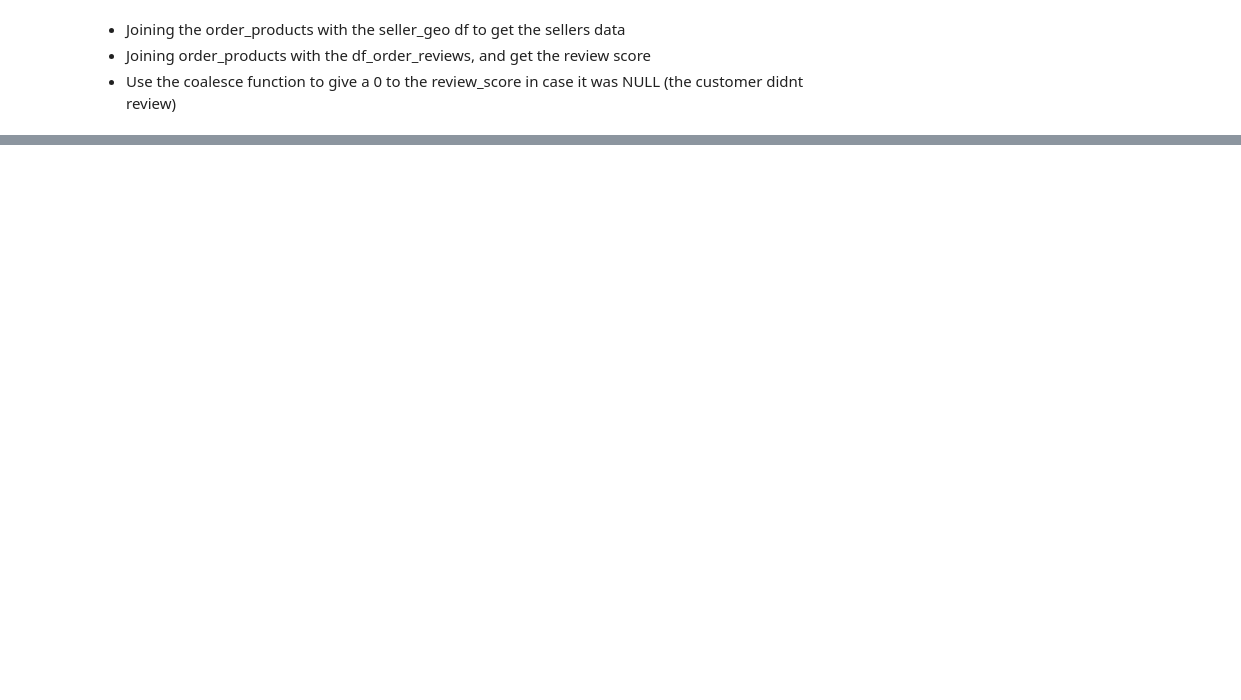
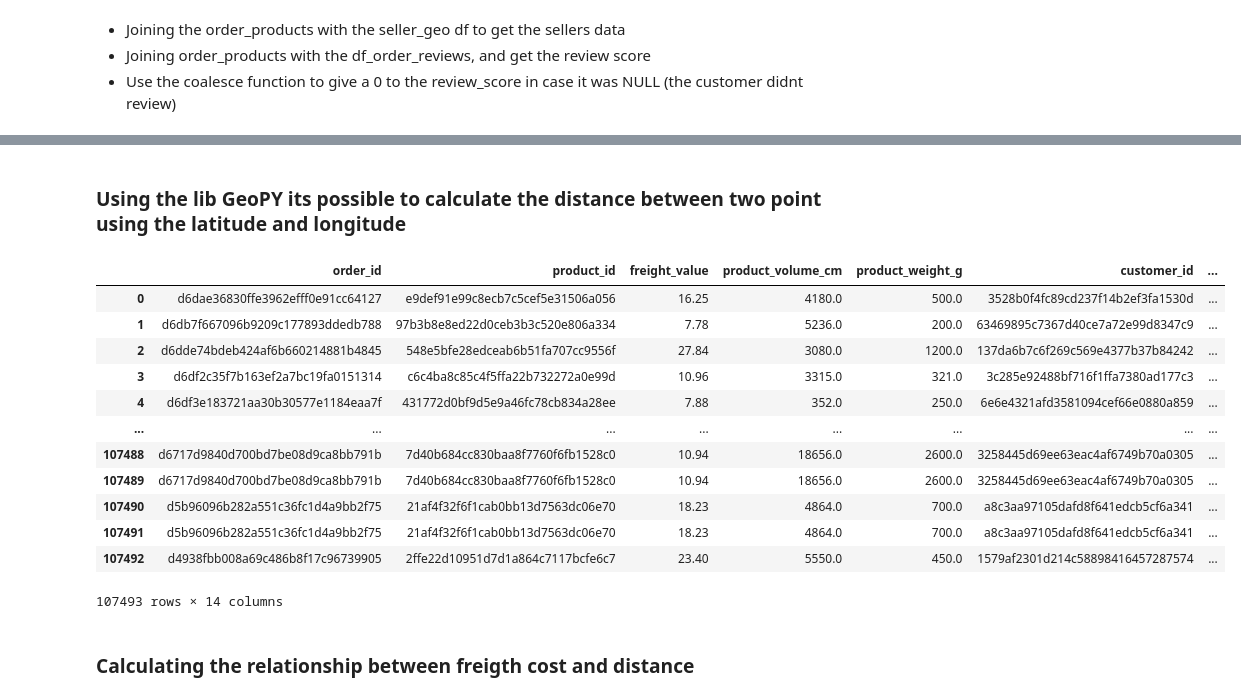
Before and after one commit to lucasbatistaf/triggoai-trainee-data-engineering, a Jupyter notebook: challenge_notebook.ipynb, the cells around one changed output, grey strips where cells are left out. Drawn from its saved outputs; the diff is of its cells as text; code cells hidden in the pictures; blank space fills up the shorter version.

```diff
--- a/challenge_notebook.ipynb
+++ b/challenge_notebook.ipynb
@@ -452,0 +515,28 @@ orders_with_score.head()
+# %% [markdown]
+### Using the lib GeoPY its possible to calculate the distance between two point using the latitude and longitude
+# %%
+def calculate_distance(row):
+    customer_location = (row['customer_lat'], row['customer_lng'])
+    seller_location = (row['seller_lat'], row['seller_lng'])
+    return distance.distance(customer_location, seller_location).km
+
+
+delivery_costs['delivery_distance'] = delivery_costs.apply(calculate_distance, axis=1)
+
+delivery_costs
+# %% [output]
+|  | order_id | product_id | freight_value | product_volume_cm | product_weight_g | customer_id | ... |
+| 0 | d6dae36830ffe3962efff0e91cc64127 | e9def91e99c8ecb7c5cef5e31506a056 | 16.25 | 4180.0 | 500.0 | 3528b0f4fc89cd237f14b2ef3fa1530d | ... |
+| 1 | d6db7f667096b9209c177893ddedb788 | 97b3b8e8ed22d0ceb3b3c520e806a334 | 7.78 | 5236.0 | 200.0 | 63469895c7367d40ce7a72e99d8347c9 | ... |
+| 2 | d6dde74bdeb424af6b660214881b4845 | 548e5bfe28edceab6b51fa707cc9556f | 27.84 | 3080.0 | 1200.0 | 137da6b7c6f269c569e4377b37b84242 | ... |
+| 3 | d6df2c35f7b163ef2a7bc19fa0151314 | c6c4ba8c85c4f5ffa22b732272a0e99d | 10.96 | 3315.0 | 321.0 | 3c285e92488bf716f1ffa7380ad177c3 | ... |
+| 4 | d6df3e183721aa30b30577e1184eaa7f | 431772d0bf9d5e9a46fc78cb834a28ee | 7.88 | 352.0 | 250.0 | 6e6e4321afd3581094cef66e0880a859 | ... |
+| ... | ... | ... | ... | ... | ... | ... | ... |
+| 107488 | d6717d9840d700bd7be08d9ca8bb791b | 7d40b684cc830baa8f7760f6fb1528c0 | 10.94 | 18656.0 | 2600.0 | 3258445d69ee63eac4af6749b70a0305 | ... |
+| 107489 | d6717d9840d700bd7be08d9ca8bb791b | 7d40b684cc830baa8f7760f6fb1528c0 | 10.94 | 18656.0 | 2600.0 | 3258445d69ee63eac4af6749b70a0305 | ... |
+| 107490 | d5b96096b282a551c36fc1d4a9bb2f75 | 21af4f32f6f1cab0bb13d7563dc06e70 | 18.23 | 4864.0 | 700.0 | a8c3aa97105dafd8f641edcb5cf6a341 | ... |
+| 107491 | d5b96096b282a551c36fc1d4a9bb2f75 | 21af4f32f6f1cab0bb13d7563dc06e70 | 18.23 | 4864.0 | 700.0 | a8c3aa97105dafd8f641edcb5cf6a341 | ... |
+| 107492 | d4938fbb008a69c486b8f17c96739905 | 2ffe22d10951d7d1a864c7117bcfe6c7 | 23.40 | 5550.0 | 450.0 | 1579af2301d214c58898416457287574 | ... |
+107493 rows × 14 columns
+# %% [markdown]
+### Calculating the relationship between freigth cost and distance
```
Also changed, not shown: parts of 10 cells of this notebook.
